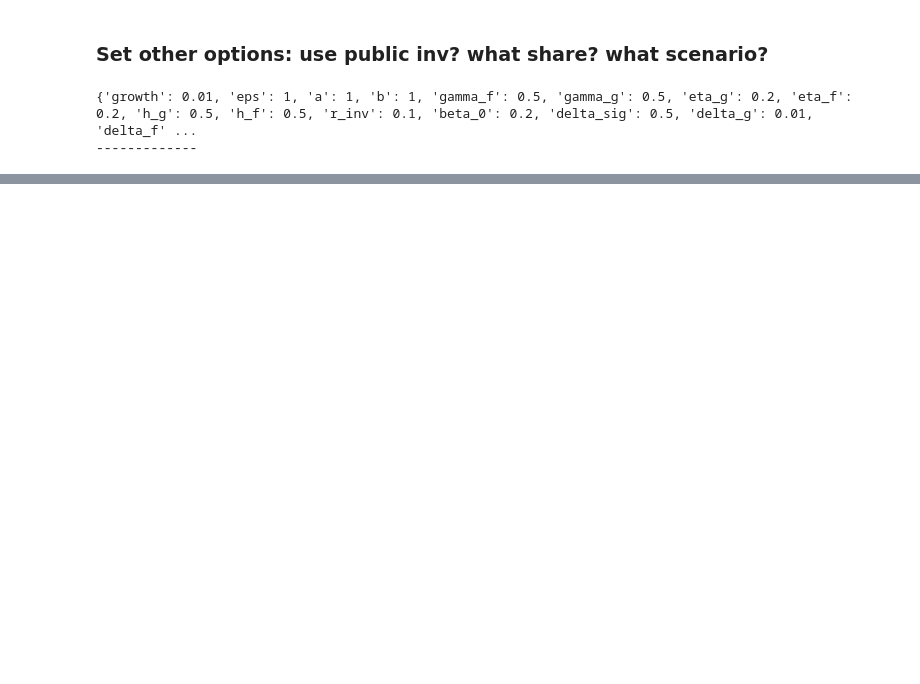
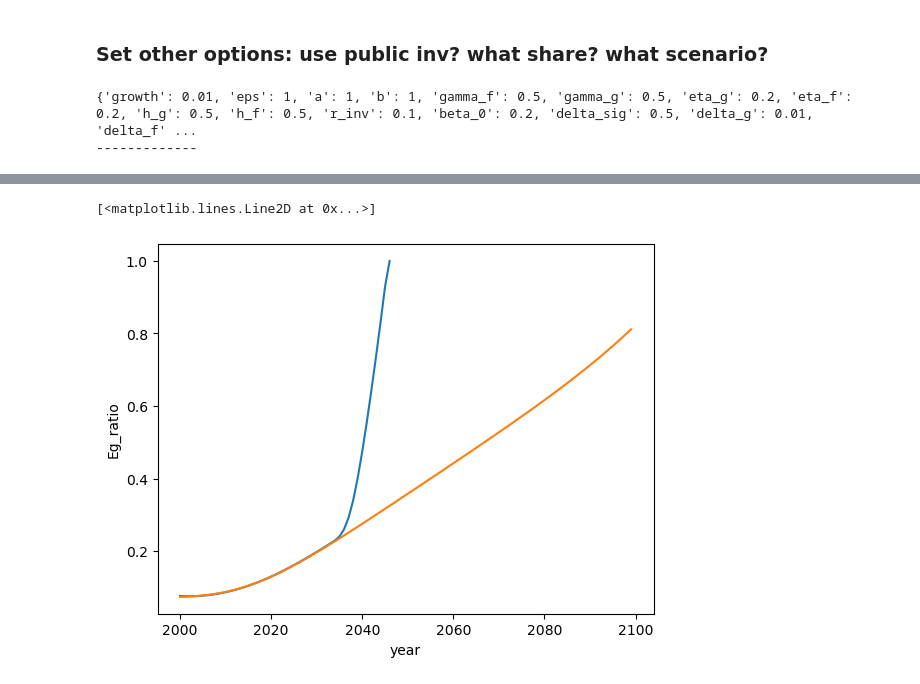
Before and after one commit to fedef17/Spectre, a Jupyter notebook: new_fit.ipynb, the cells around one changed output, grey strips where cells are left out. Drawn from its saved outputs; the diff is of its cells as text; code cells hidden in the pictures; blank space fills up the shorter version.

```diff
--- a/new_fit.ipynb
+++ b/new_fit.ipynb
@@ -64,0 +211,6 @@ result = dual_annealing(lef.cost_function, bounds = bounds, args = (parnames, pa
+# %%
+resu_de.Eg_ratio.plot()
+resu_best.Eg_ratio.plot()
+# %% [output]
+[<matplotlib.lines.Line2D at 0x...>]
+[figure, added]
```
Also changed, not shown: parts of 86 cells of this notebook, 1 other file.
